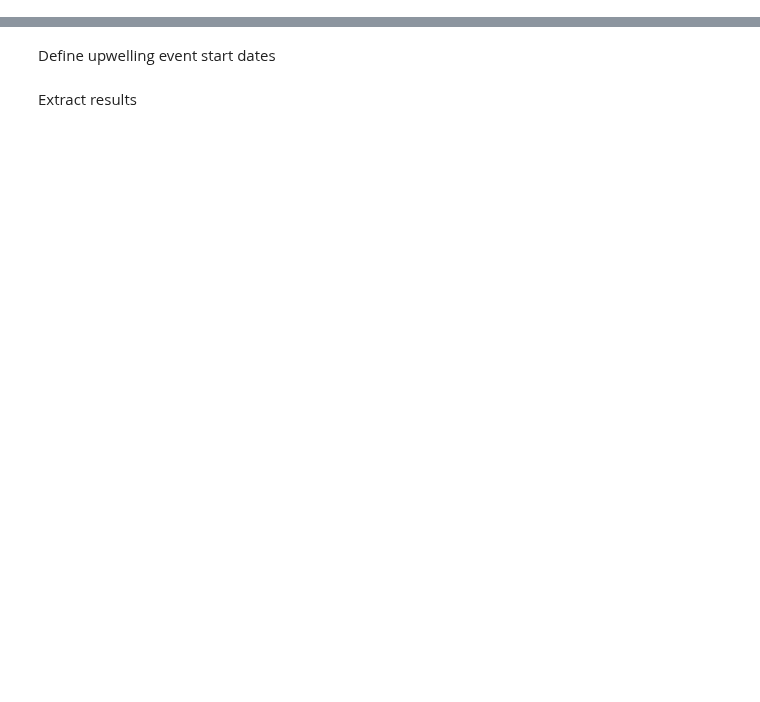
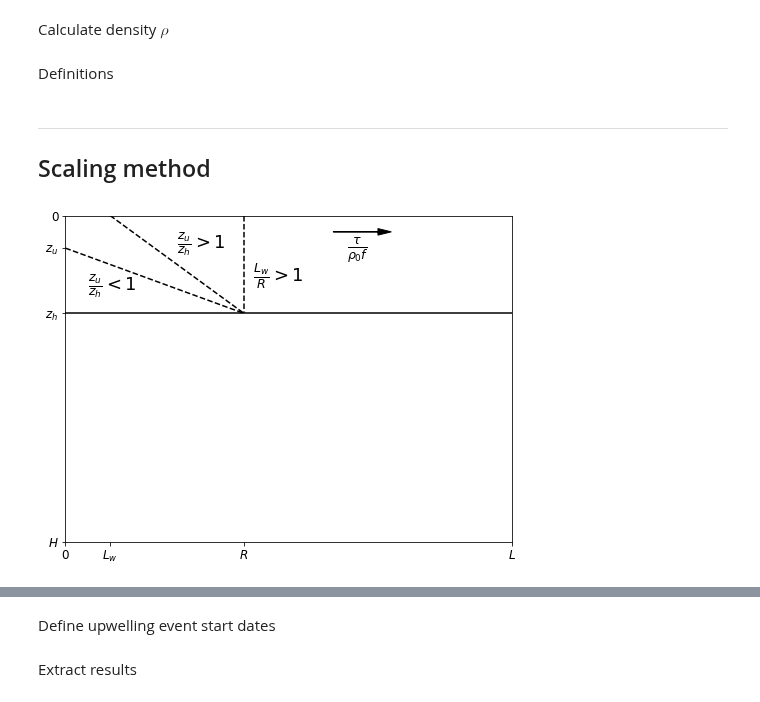
Before and after one commit to SalishSeaCast/analysis-ben, a Jupyter notebook: notebooks/Upwelling_scaling.ipynb, the cells around one changed output, grey strips where cells are left out. Drawn from its saved outputs; the diff is of its cells as text; code cells hidden in the pictures; blank space fills up the shorter version.

Commit message:
New changes to Upwelling_scaling and opendrift_forcing

```diff
--- a/notebooks/Upwelling_scaling.ipynb
+++ b/notebooks/Upwelling_scaling.ipynb
@@ -91,25 +0,0 @@ Plot transect locations
-# %%
-# Plot transect locations
-fig = plt.figure(figsize=(12, 10))
-gs = plt.GridSpec(6, 2, hspace=0.3)
-ax = fig.add_subplot(gs[:, 0])
-ax.contourf(mask.x, mask.y, mask.tmask[0, ...], levels=[-0.01, 0.01], colors='Burlywood')
-ax.contour(mask.x, mask.y, mask.tmask[0, ...], levels=[-0.01, 0.01], colors='k')
-ax.set_xlim([0, 250])
-ax.set_ylim([0, 450])
-viz_tools.set_aspect(ax)
-X = [[122, 200], [92, 179], [61, 140], [18, 91], [6, 66], [14, 85]]
-Y = [115, 168, 207, 255, 305, 345]
-slope = [10, 1, 1, 2, 10, 5]
-H = []
-colors = ['r', 'darkorange', 'gold', 'darkslategray', 'c', 'cyan']
-for row, x, y, s, color in zip(range(6), X, Y, slope, colors):
-    sec = fig.add_subplot(gs[5-row, 1])
-    ax.plot(x, [y, y], '-', color=color)
-    ax.plot([x[0]-10/s, x[0]+10/s], [y+10, y-10], 'm--')
-    sec.contourf(mask.x[slice(*x)], mask.gdept_1d, mask.tmask[:, y, slice(*x)], levels=[-0.01, 0.01], colors='Burlywood')
-    c = sec.contour(mask.x[slice(*x)], mask.gdept_1d, mask.tmask[:, y, slice(*x)], levels=[-0.01, 0.01], colors='k')
-    H.append(c.collections[0].get_paths()[0].vertices[:, 1].mean())
-    sec.plot(x, [H[-1], H[-1]], '--', color=color)
-    sec.set_xlim(x)
-    sec.set_ylim([420, 0])
@@ -257,0 +30,17 @@ paths = {
+# %%
+def scaling_diagram():
+    """Plot scaling diagram
+    """
+
+    fig, ax = plt.subplots(1, 1, figsize=(8, 6))
+    for attr in ['set_xlim', 'set_ylim']: getattr(ax, attr)([0, 1])
+    ticks, labels = [(0, 0.1, 0.4, 1), (0, 0.7, 0.9, 1)], [(0, '$L_w$', '$R$', '$L$'), ('$H$', '$z_h$', '$z_u$', 0)]
+    for attr, tick, label in zip(['xaxis', 'yaxis'], ticks, labels):
+        getattr(ax, attr).set_ticks(tick)
+        getattr(ax, attr).set_ticklabels(label)
+    lines = [(0.0, 1.0, 0.7, 0.7, '-'), (0.0, 0.4, 0.9, 0.7, '--'), (0.1, 0.4, 1.0, 0.7, '--'), (0.4, 0.4, 1.0, 0.7, '--')]
+    for line in lines: ax.plot(line[:2], line[2:4], 'k', linestyle=line[4])
+    annotations = [(0.63, 0.89), (0.05, 0.77), (0.25, 0.90), (0.42, 0.80)]
+    labels = ['$\\frac{\\tau}{\\rho_0f}$', '$\\frac{z_u}{z_h} < 1$', '$\\frac{z_u}{z_h} > 1$', '$\\frac{L_w}{R} > 1$']
+    for annotation, label in zip(annotations, labels): ax.text(*annotation, label, size=18)
+    ax.arrow(0.6, 0.95, 0.1, 0, head_width=0.02, color='k')
@@ -257,0 +103,2 @@ paths = {
+# %% [markdown]
+Calculate density $\rho$
@@ -257,0 +115,2 @@ paths = {
+# %% [markdown]
+Definitions
@@ -257,0 +133,9 @@ paths = {
+# %% [markdown]
+***
+
+## Scaling method
+# %%
+# Plot scaling diagram
+scaling_diagram()
+# %% [output]
+[figure, added]
```
Also changed, not shown: parts of 50 cells of this notebook, 1 other file.
